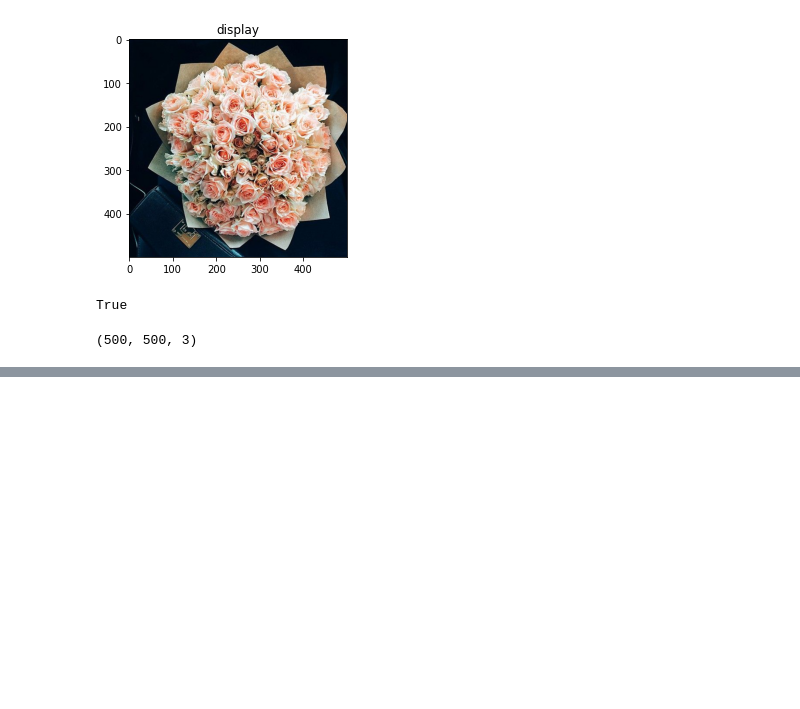
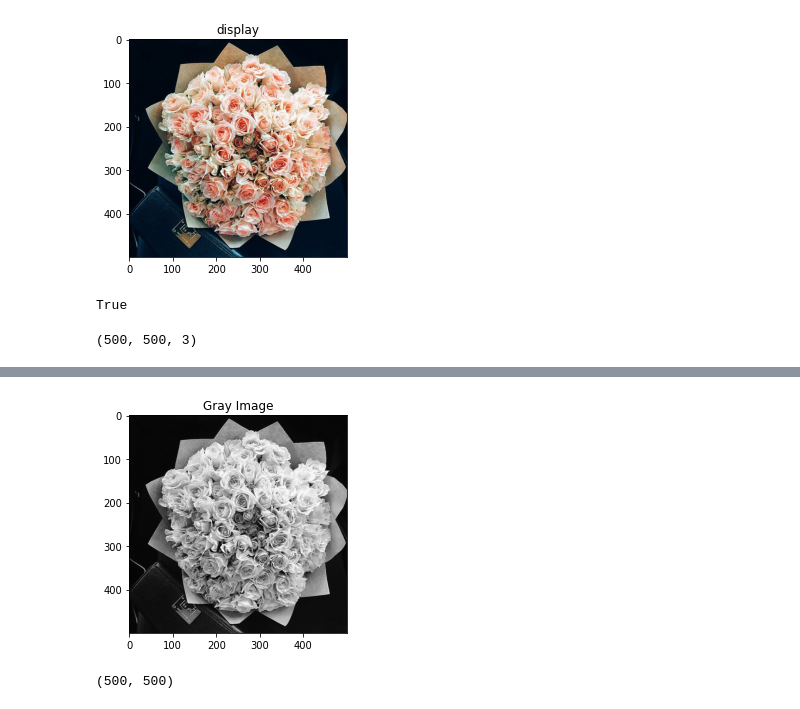
Before and after one commit to maliekici/zero_to_ComputerVision, a Jupyter notebook: lectures/getting_startedL1.ipynb, the cells around one changed output, grey strips where cells are left out. Drawn from its saved outputs; the diff is of its cells as text; code cells hidden in the pictures; blank space fills up the shorter version.

```diff
--- a/lectures/getting_startedL1.ipynb
+++ b/lectures/getting_startedL1.ipynb
@@ -51,0 +100,9 @@ print(image3.shape) #open cv stores images as np obejcts
+# %%
+grey_image3 = cv2.cvtColor(image3, cv2.COLOR_BGR2GRAY)
+image_show2("Gray Image", grey_image3, size = 4)
+# %% [output]
+[figure, added]
+# %%
+grey_image3.shape #as you can see the last dimension its 3 its gone because last dimention is color dimension
+# %% [output]
+(500, 500)
```
Also changed, not shown: parts of 6 cells of this notebook.
